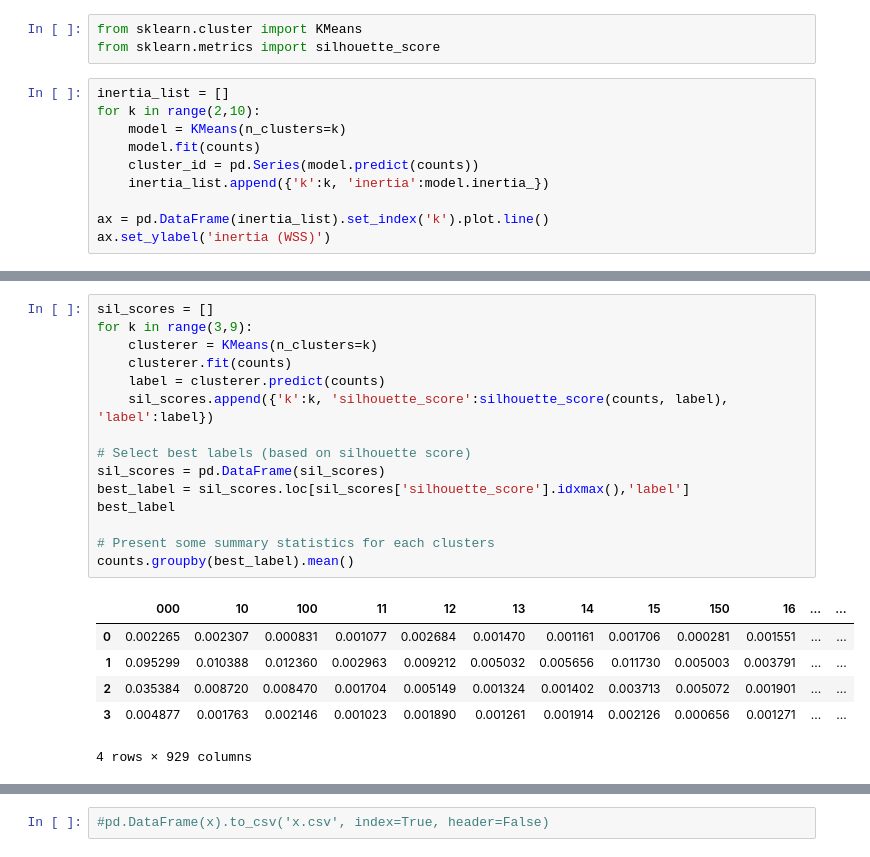
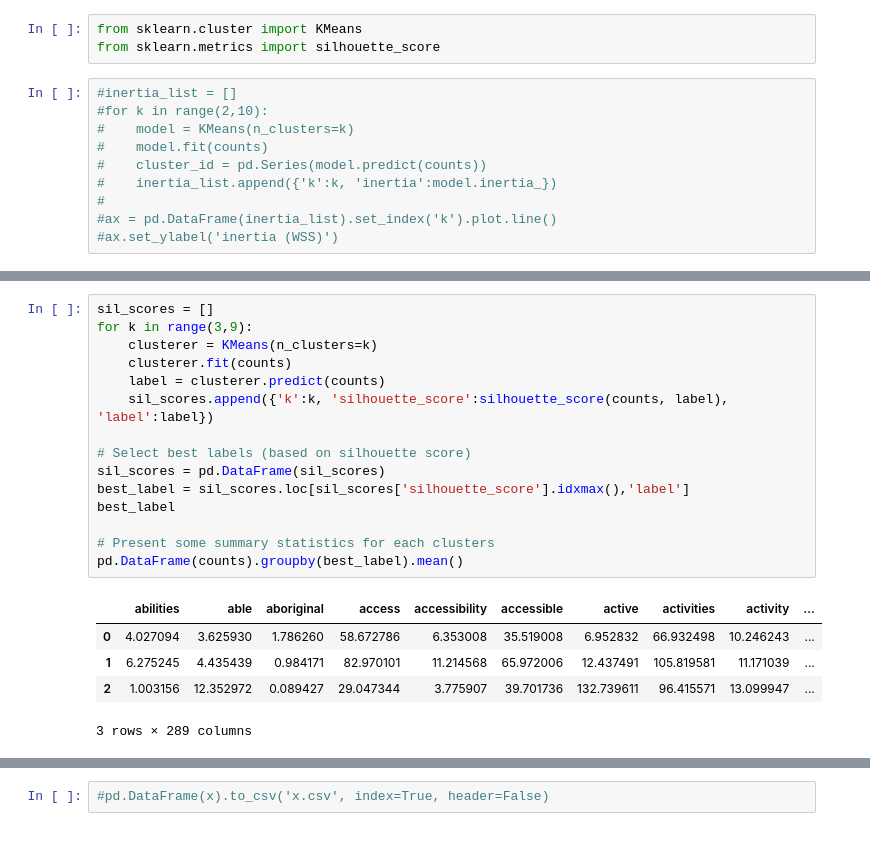
Before and after one commit to lalmaraz/otf_grants, a Jupyter notebook: otf_grants.ipynb, the cells around one changed output, grey strips where cells are left out. Saved outputs shown, nothing was run; the diff lists cells and outputs as text.

Commit message:
PCA & Kmeans, attempt #1K

```diff
--- a/otf_grants.ipynb
+++ b/otf_grants.ipynb
@@ -90,12 +90,12 @@ plt.show()
 from sklearn.cluster import KMeans
 from sklearn.metrics import silhouette_score
 # %%
-inertia_list = []
-for k in range(2,10):
-    model = KMeans(n_clusters=k)
-    model.fit(counts)
-    cluster_id = pd.Series(model.predict(counts))
-    inertia_list.append({'k':k, 'inertia':model.inertia_})
-
-ax = pd.DataFrame(inertia_list).set_index('k').plot.line()
-ax.set_ylabel('inertia (WSS)')
+#inertia_list = []
+#for k in range(2,10):
+#    model = KMeans(n_clusters=k)
+#    model.fit(counts)
+#    cluster_id = pd.Series(model.predict(counts))
+#    inertia_list.append({'k':k, 'inertia':model.inertia_})
+#
+#ax = pd.DataFrame(inertia_list).set_index('k').plot.line()
+#ax.set_ylabel('inertia (WSS)')
@@ -105,22 +102,21 @@ Text(0, 0.5, 'inertia (WSS)')
 # %%
 sil_scores = []
 for k in range(3,9):
     clusterer = KMeans(n_clusters=k)
     clusterer.fit(counts)
     label = clusterer.predict(counts)
     sil_scores.append({'k':k, 'silhouette_score':silhouette_score(counts, label), 'label':label})
 
 # Select best labels (based on silhouette score)
 sil_scores = pd.DataFrame(sil_scores)
 best_label = sil_scores.loc[sil_scores['silhouette_score'].idxmax(),'label']
 best_label
 
 # Present some summary statistics for each clusters
-counts.groupby(best_label).mean()
+pd.DataFrame(counts).groupby(best_label).mean()
 # %% [output]
-|  | 000 | 10 | 100 | 11 | 12 | 13 | 14 | 15 | 150 | 16 | ... | ... |
-| 0 | 0.002265 | 0.002307 | 0.000831 | 0.001077 | 0.002684 | 0.001470 | 0.001161 | 0.001706 | 0.000281 | 0.001551 | ... | ... |
-| 1 | 0.095299 | 0.010388 | 0.012360 | 0.002963 | 0.009212 | 0.005032 | 0.005656 | 0.011730 | 0.005003 | 0.003791 | ... | ... |
-| 2 | 0.035384 | 0.008720 | 0.008470 | 0.001704 | 0.005149 | 0.001324 | 0.001402 | 0.003713 | 0.005072 | 0.001901 | ... | ... |
-| 3 | 0.004877 | 0.001763 | 0.002146 | 0.001023 | 0.001890 | 0.001261 | 0.001914 | 0.002126 | 0.000656 | 0.001271 | ... | ... |
+|  | abilities | able | aboriginal | access | accessibility | accessible | active | activities | activity | ... |
+| 0 | 4.027094 | 3.625930 | 1.786260 | 58.672786 | 6.353008 | 35.519008 | 6.952832 | 66.932498 | 10.246243 | ... |
+| 1 | 6.275245 | 4.435439 | 0.984171 | 82.970101 | 11.214568 | 65.972006 | 12.437491 | 105.819581 | 11.171039 | ... |
+| 2 | 1.003156 | 12.352972 | 0.089427 | 29.047344 | 3.775907 | 39.701736 | 132.739611 | 96.415571 | 13.099947 | ... |
-4 rows × 929 columns
+3 rows × 289 columns
```
Also changed, not shown: parts of 3 cells of this notebook.
